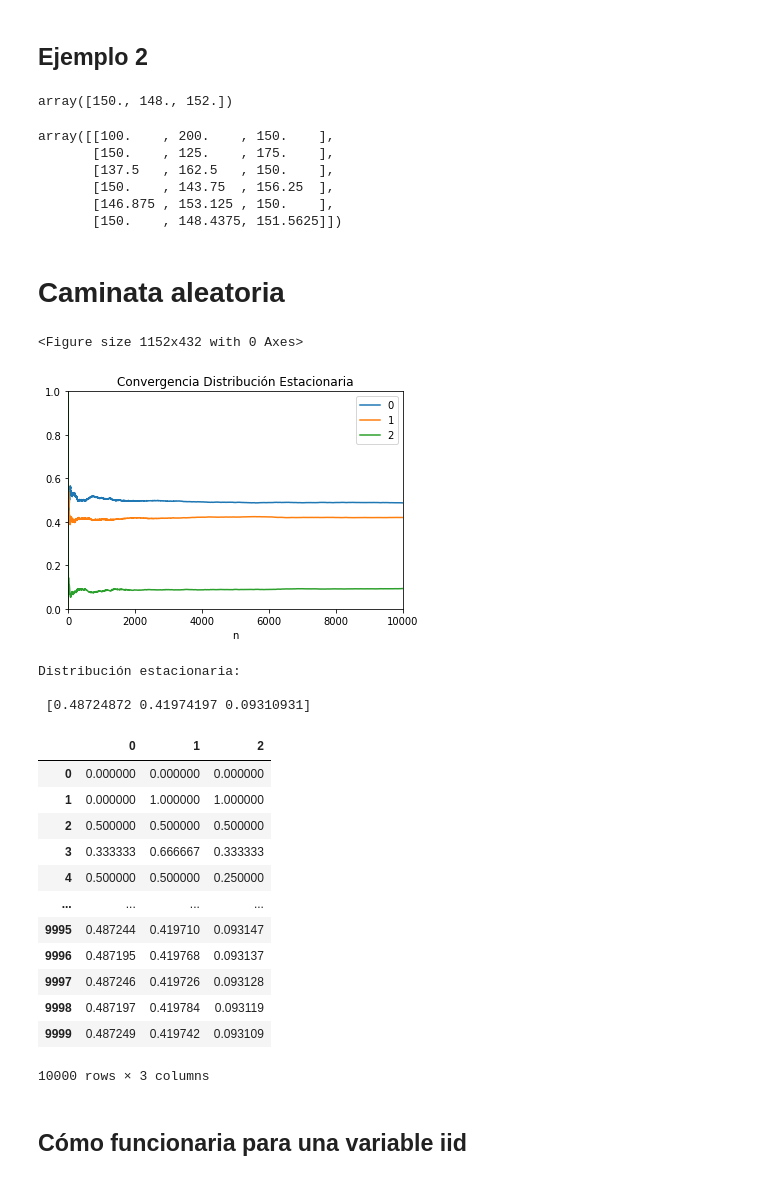
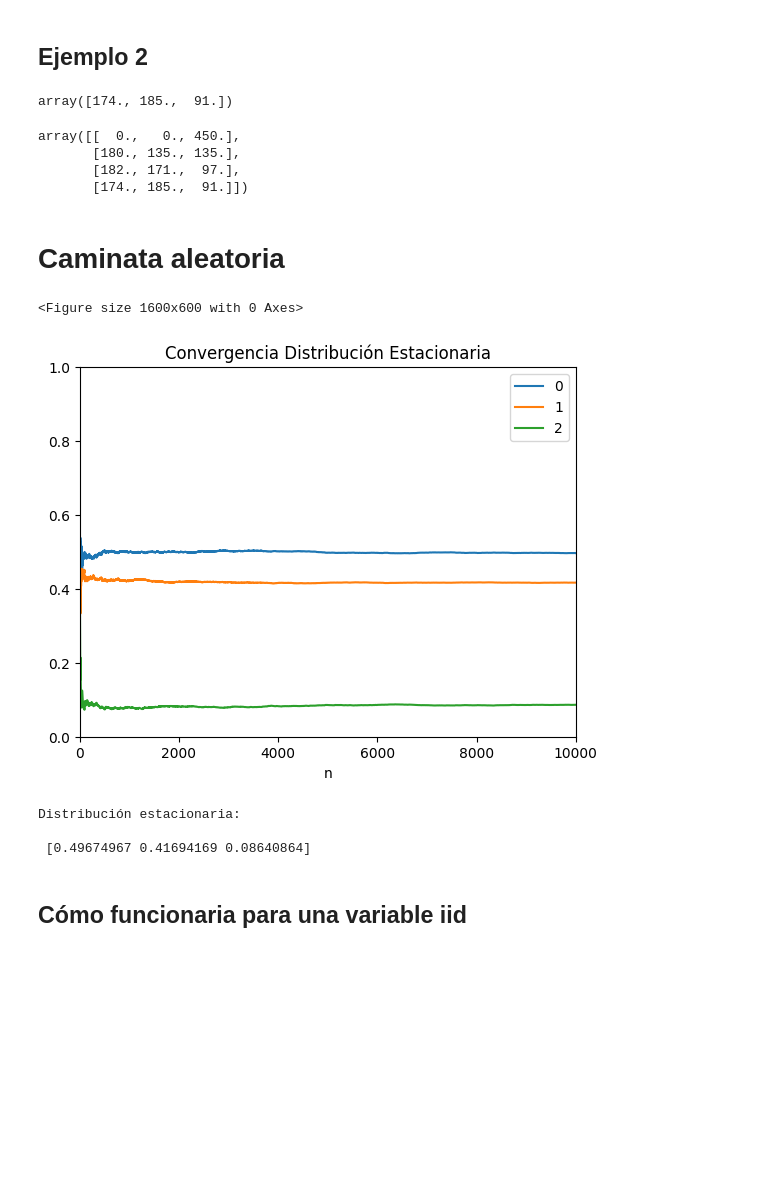
Before and after one commit to AnIsAsPe/Estadistica_y_Probabilidad_para-CD-, a Jupyter notebook: PrincipiosDeProbabilidad/Semana5/Simulación_Montecarlo_con_Cadenas_de_Markov.ipynb, the cells around one changed output. Saved outputs shown, nothing was run; the diff lists cells and outputs as text; code cells hidden in the pictures; blank space fills up the shorter version.

```diff
--- a/PrincipiosDeProbabilidad/Semana5/Simulación_Montecarlo_con_Cadenas_de_Markov.ipynb
+++ b/PrincipiosDeProbabilidad/Semana5/Simulación_Montecarlo_con_Cadenas_de_Markov.ipynb
@@ -77,11 +71,11 @@ MT2 = np.array([[.5, 0.5, 0.0],
 # %%
-T = 5                             # tiempo
+T = 3      # tiempo
 s0 = 2
 sf = 1
 
-Ps_t = np.zeros(shape=(T+1,len(MT2)))     # vector de probabilidad en cada tiempo
+Ps_t = np.zeros(shape=(T+1,len(MT2)))           # vector de probabilidad en cada tiempo
 # Ps_t[0,s0] = 1                                # probabilidad asociada en el estado inicial
-Ps_t[0,] = [100, 200, 150]
+Ps_t[0,] = [0, 0, 450]
 
 
 for t in range(1, T+1):
@@ -89,16 +83,14 @@ for t in range(1, T+1):
 
 np.around(Ps_t[T, ])                               # Probabilidad de tener cierto estado en el tiempo t
 # %% [output]
-array([150., 148., 152.])
+array([174., 185.,  91.])
-# %%
-Ps_t
-# %% [output]
-array([[100.    , 200.    , 150.    ],
-       [150.    , 125.    , 175.    ],
-       [137.5   , 162.5   , 150.    ],
-       [150.    , 143.75  , 156.25  ],
-       [146.875 , 153.125 , 150.    ],
-       [150.    , 148.4375, 151.5625]])
+# %%
+np.around(Ps_t)
+# %% [output]
+array([[  0.,   0., 450.],
+       [180., 135., 135.],
+       [182., 171.,  97.],
+       [174., 185.,  91.]])
 # %% [markdown]
 # Caminata aleatoria
 # %%
@@ -121,13 +113,14 @@ def Caminata_aleatoria(MT, estado_i, n_iter):
   #iterar n_iter veces
   z = 1
   while (z != n_iter):
-        s1 = int(np.random.choice(estados, 1, p=MT[s]) )
+        s1 = int(np.random.choice(estados, p=MT[s]))
         cuenta[s1] += 1
         evolucion = np.append(evolucion, np.array([cuenta])/z, axis=0)
         s = s1
         z += 1
 
   evolucion = pd.DataFrame(evolucion)
+
 
   #Obtenemos la Medida Invariante o Distribución Estacionaria
   r = evolucion.iloc[-1]
@@ -141,31 +134,18 @@ def Caminata_aleatoria(MT, estado_i, n_iter):
   plt.title('Convergencia Distribución Estacionaria')
   plt.show()
   print('Distribución estacionaria: \n\n',r.values)
-  return evolucion
-  # return r
+  # return evolucion
+  return r
 # %%
 t= 10000
 s0 = 2
-Caminata_aleatoria(MT, s0 , 10000)
+r = Caminata_aleatoria(MT, s0 , 10000)
 # %% [output]
-<Figure size 1152x432 with 0 Axes>
+<Figure size 1600x600 with 0 Axes>
-[figure, old version]
+[figure, new version]
 Distribución estacionaria:
 
- [0.48724872 0.41974197 0.09310931]
+ [0.49674967 0.41694169 0.08640864]
-|  | 0 | 1 | 2 |
-| 0 | 0.000000 | 0.000000 | 0.000000 |
-| 1 | 0.000000 | 1.000000 | 1.000000 |
-| 2 | 0.500000 | 0.500000 | 0.500000 |
-| 3 | 0.333333 | 0.666667 | 0.333333 |
-| 4 | 0.500000 | 0.500000 | 0.250000 |
-| ... | ... | ... | ... |
-| 9995 | 0.487244 | 0.419710 | 0.093147 |
-| 9996 | 0.487195 | 0.419768 | 0.093137 |
-| 9997 | 0.487246 | 0.419726 | 0.093128 |
-| 9998 | 0.487197 | 0.419784 | 0.093119 |
-| 9999 | 0.487249 | 0.419742 | 0.093109 |
-10000 rows × 3 columns
 # %% [markdown]
 ## Cómo funcionaria para una variable iid
 # %%
```
Also changed, not shown: parts of 7 cells of this notebook.
